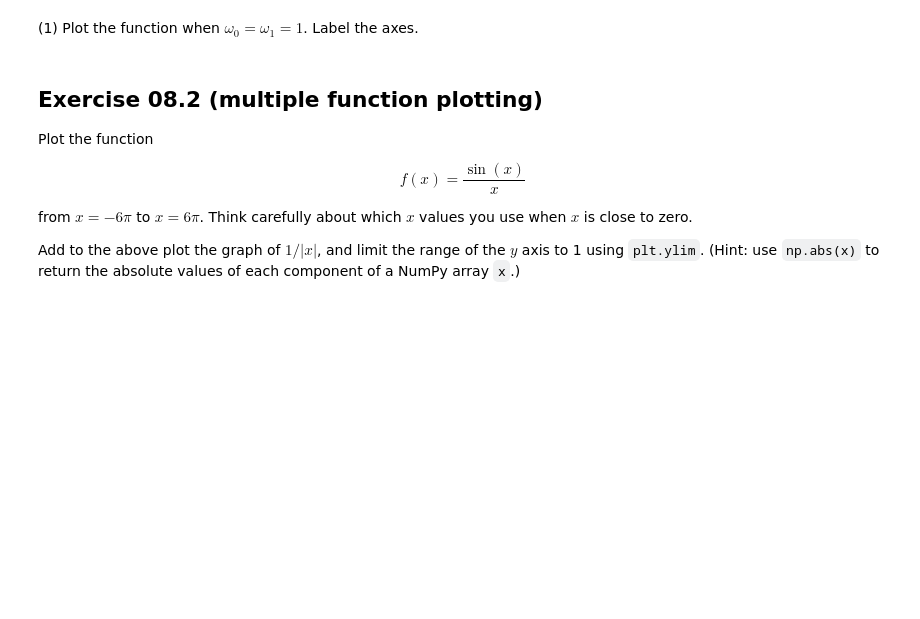
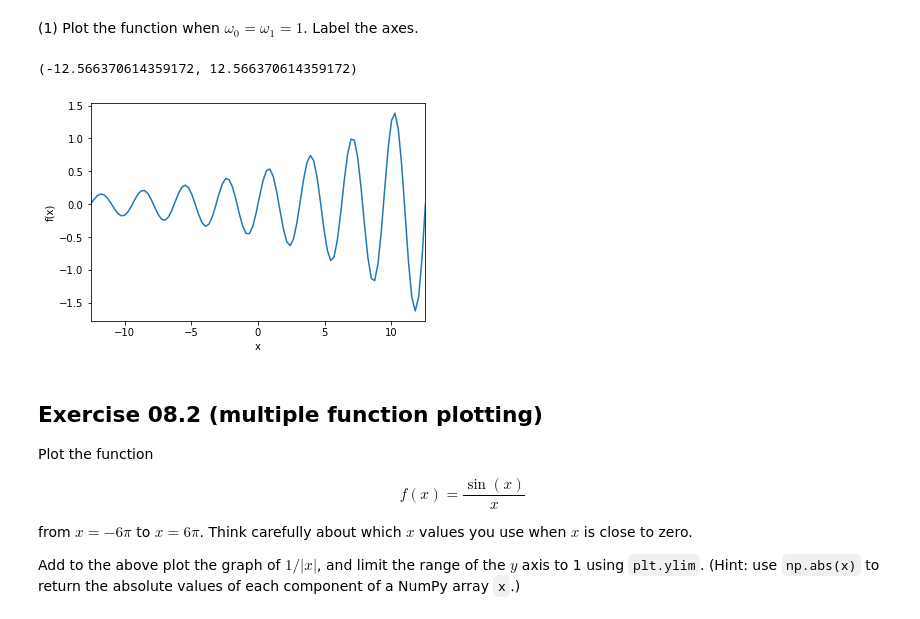
Before and after one commit to Antoni051/oxnet-python-prep, a Jupyter notebook: 08 Plotting.ipynb, the cells around one changed output. Drawn from its saved outputs; the diff is of its cells as text; code cells hidden in the pictures; blank space fills up the shorter version.

```diff
--- a/08 Plotting.ipynb
+++ b/08 Plotting.ipynb
@@ -323,10 +382,16 @@ import matplotlib.pyplot as plt
 # %%
 num_points = 100
 x = np.linspace(-4*np.pi, 4*np.pi, num=num_points)
 
 f = np.exp(x/10)*np.sin(x)*np.cos(x)
-# YOUR CODE HERE
-raise NotImplementedError()
+
+plt.plot(x,f)
+plt.xlabel('x')
+plt.ylabel('f(x)')
+plt.xlim(x[0],x[-1])
+# %% [output]
+(-12.566370614359172, 12.566370614359172)
+[figure, added]
 # %% [markdown]
 ## Exercise 08.2 (multiple function plotting)
 
```
Also changed, not shown: parts of 17 cells of this notebook, 7 other files.
